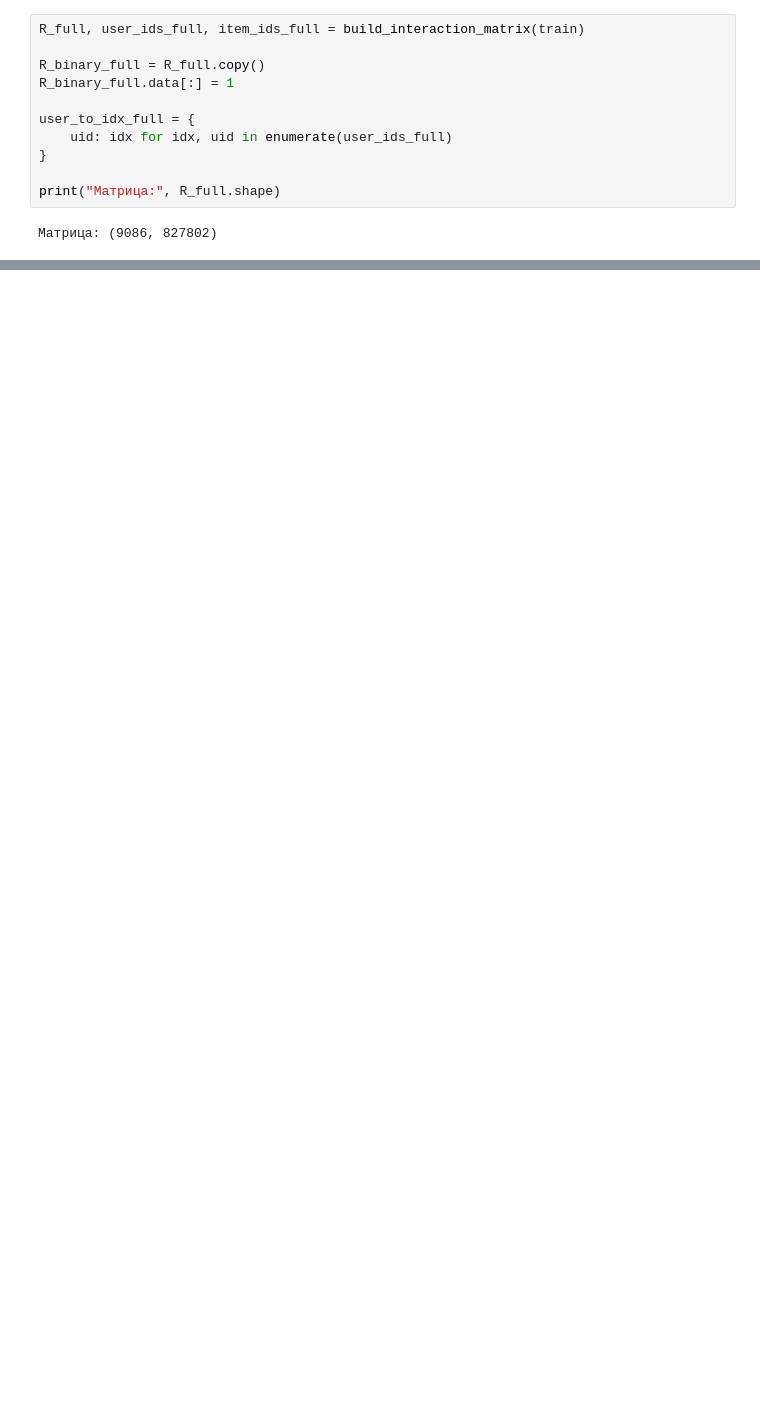
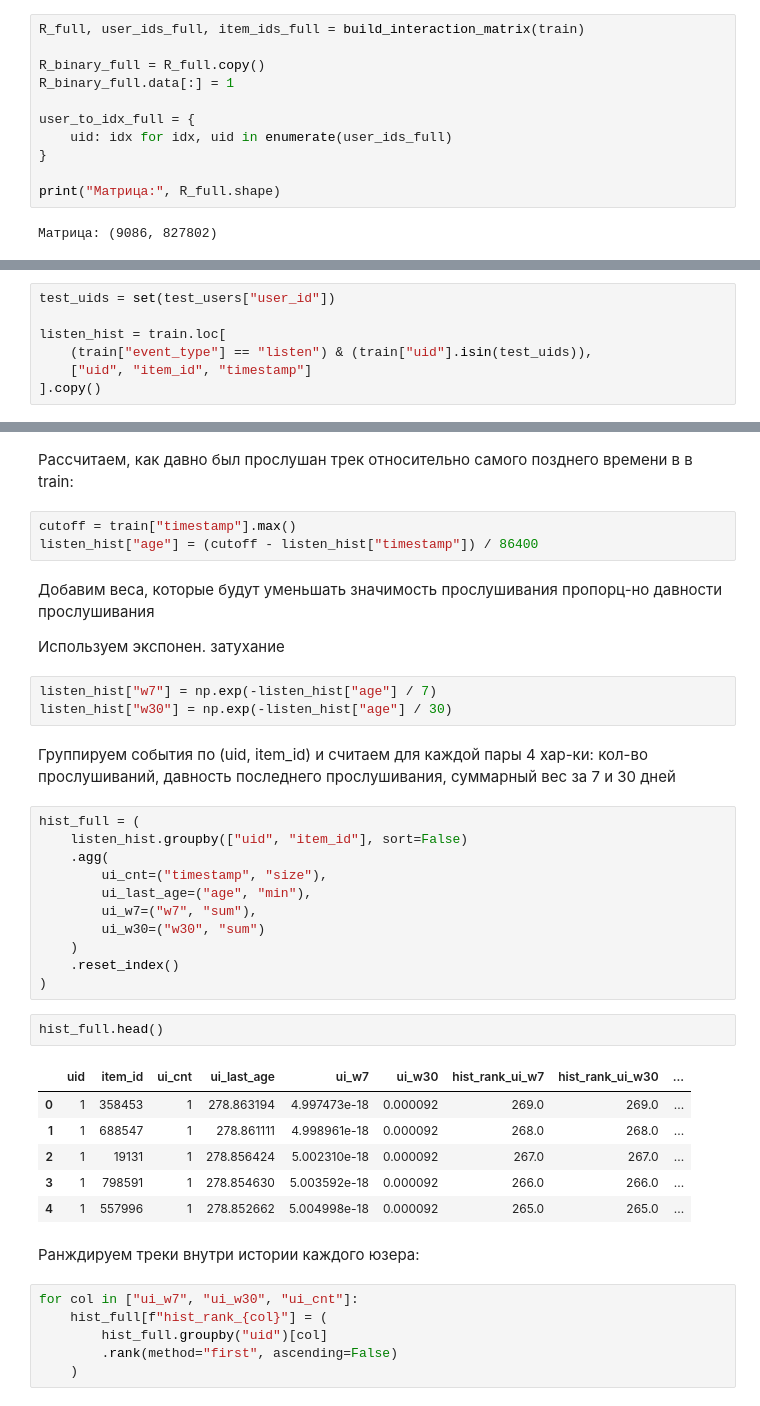
Before and after one commit to BeSoEv/music-recommendation-system, a Jupyter notebook: solution.ipynb, the cells around one changed output, grey strips where cells are left out. Saved outputs shown, nothing was run; the diff lists cells and outputs as text; blank space fills up the shorter version.

```diff
--- a/solution.ipynb
+++ b/solution.ipynb
@@ -1593,0 +1522,7 @@ bpr_recommendations_test = {
+# %%
+test_uids = set(test_users["user_id"])
+
+listen_hist = train.loc[
+    (train["event_type"] == "listen") & (train["uid"].isin(test_uids)),
+    ["uid", "item_id", "timestamp"]
+].copy()
@@ -1593,0 +1545,42 @@ bpr_recommendations_test = {
+# %% [markdown]
+Рассчитаем, как давно был прослушан трек относительно самого позднего времени в в train:
+# %%
+cutoff = train["timestamp"].max()
+listen_hist["age"] = (cutoff - listen_hist["timestamp"]) / 86400
+# %% [markdown]
+Добавим веса, которые будут уменьшать значимость прослушивания пропорц-но давности прослушивания
+
+Используем экспонен. затухание
+# %%
+listen_hist["w7"] = np.exp(-listen_hist["age"] / 7)
+listen_hist["w30"] = np.exp(-listen_hist["age"] / 30)
+# %% [markdown]
+Группируем события по (uid, item_id) и считаем для каждой пары 4 хар-ки: кол-во прослушиваний, давность последнего прослушивания, суммарный вес за 7 и 30 дней
+# %%
+hist_full = (
+    listen_hist.groupby(["uid", "item_id"], sort=False)
+    .agg(
+        ui_cnt=("timestamp", "size"),
+        ui_last_age=("age", "min"),
+        ui_w7=("w7", "sum"),
+        ui_w30=("w30", "sum")
+    )
+    .reset_index()
+)
+# %%
+hist_full.head()
+# %% [output]
+|  | uid | item_id | ui_cnt | ui_last_age | ui_w7 | ui_w30 | hist_rank_ui_w7 | hist_rank_ui_w30 | ... |
+| 0 | 1 | 358453 | 1 | 278.863194 | 4.997473e-18 | 0.000092 | 269.0 | 269.0 | ... |
+| 1 | 1 | 688547 | 1 | 278.861111 | 4.998961e-18 | 0.000092 | 268.0 | 268.0 | ... |
+| 2 | 1 | 19131 | 1 | 278.856424 | 5.002310e-18 | 0.000092 | 267.0 | 267.0 | ... |
+| 3 | 1 | 798591 | 1 | 278.854630 | 5.003592e-18 | 0.000092 | 266.0 | 266.0 | ... |
+| 4 | 1 | 557996 | 1 | 278.852662 | 5.004998e-18 | 0.000092 | 265.0 | 265.0 | ... |
+# %% [markdown]
+Ранждируем треки внутри истории каждого юзера:
+# %%
+for col in ["ui_w7", "ui_w30", "ui_cnt"]:
+    hist_full[f"hist_rank_{col}"] = (
+        hist_full.groupby("uid")[col]
+        .rank(method="first", ascending=False)
+    )
```
Also changed, not shown: parts of 134 cells of this notebook.
